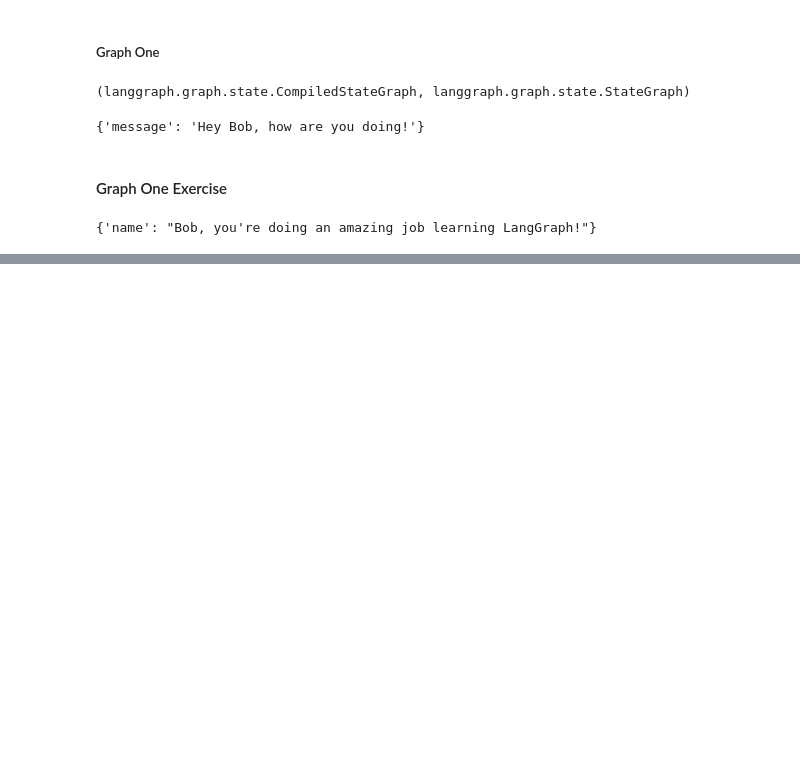
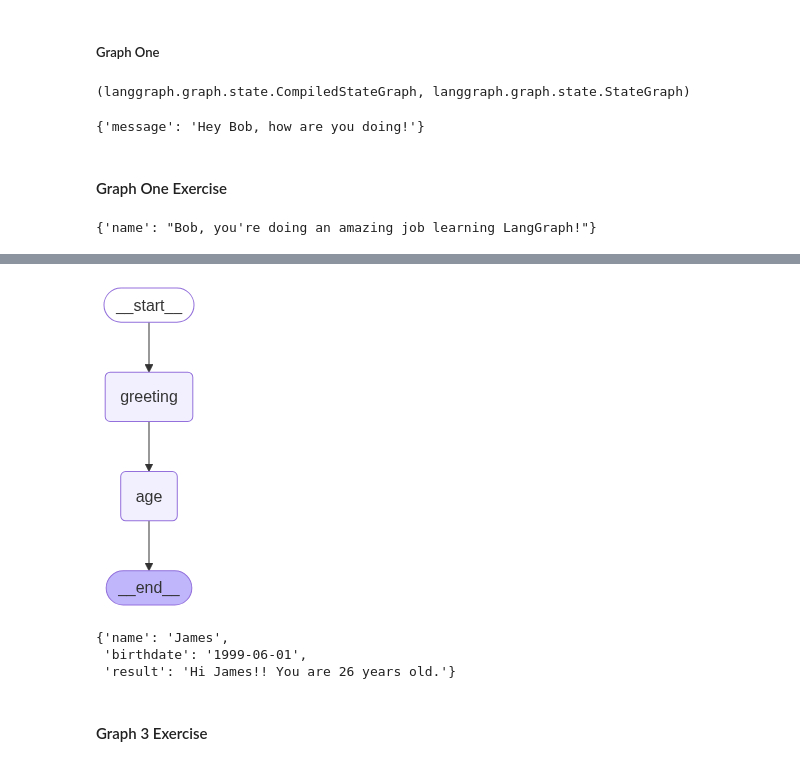
Before and after one commit to Indiwara65/lang-graph-agents, a Jupyter notebook: graph_1.ipynb, the cells around one changed output, grey strips where cells are left out. Drawn from its saved outputs; the diff is of its cells as text; code cells hidden in the pictures; blank space fills up the shorter version.

```diff
--- a/graph_1.ipynb
+++ b/graph_1.ipynb
@@ -58,0 +97,6 @@ app.invoke({'name':'Bob'})
+# %%
+class AgentState(TypedDict):
+    name : str
+    operation : str
+    values : List[int]
+    result : str
@@ -58,0 +146,41 @@ app.invoke({'name':'Bob'})
+# %%
+class AgentState(TypedDict):
+    name:str
+    birthdate:str
+    result:str
+# %%
+def node_1(state:AgentState)->AgentState:
+    """This is the greeting node."""
+    state['result'] = f"Hi {state['name']}!"
+    return state
+
+def node_2(state:AgentState)->AgentState:
+    """This is the node which calculates the age of the person."""
+    dt_1 = datetime.strptime(state['birthdate'],"%Y-%m-%d")
+    date_str = "2022-05-20"
+    dt_2 = datetime.now() + timedelta(hours=5, minutes=30)
+    diff = relativedelta(dt_2, dt_1)
+    state['result'] = f"{state['result']}! You are {diff.years} years old."
+    return state
+
+graph = StateGraph(state_schema=AgentState)
+
+graph.add_node(node='greeting', action=node_1)
+graph.add_node(node='age', action=node_2)
+graph.add_edge('greeting','age')
+graph.set_entry_point('greeting')
+graph.set_finish_point('age')
+
+app = graph.compile()
+# %%
+display(Image(app.get_graph().draw_mermaid_png()))
+# %% [output]
+[figure, added]
+# %%
+app.invoke({'name':'James', 'birthdate':'1999-06-01'})
+# %% [output]
+{'name': 'James',
+ 'birthdate': '1999-06-01',
+ 'result': 'Hi James!! You are 26 years old.'}
+# %% [markdown]
+#### Graph 3 Exercise
```
Also changed, not shown: parts of 43 cells of this notebook.
